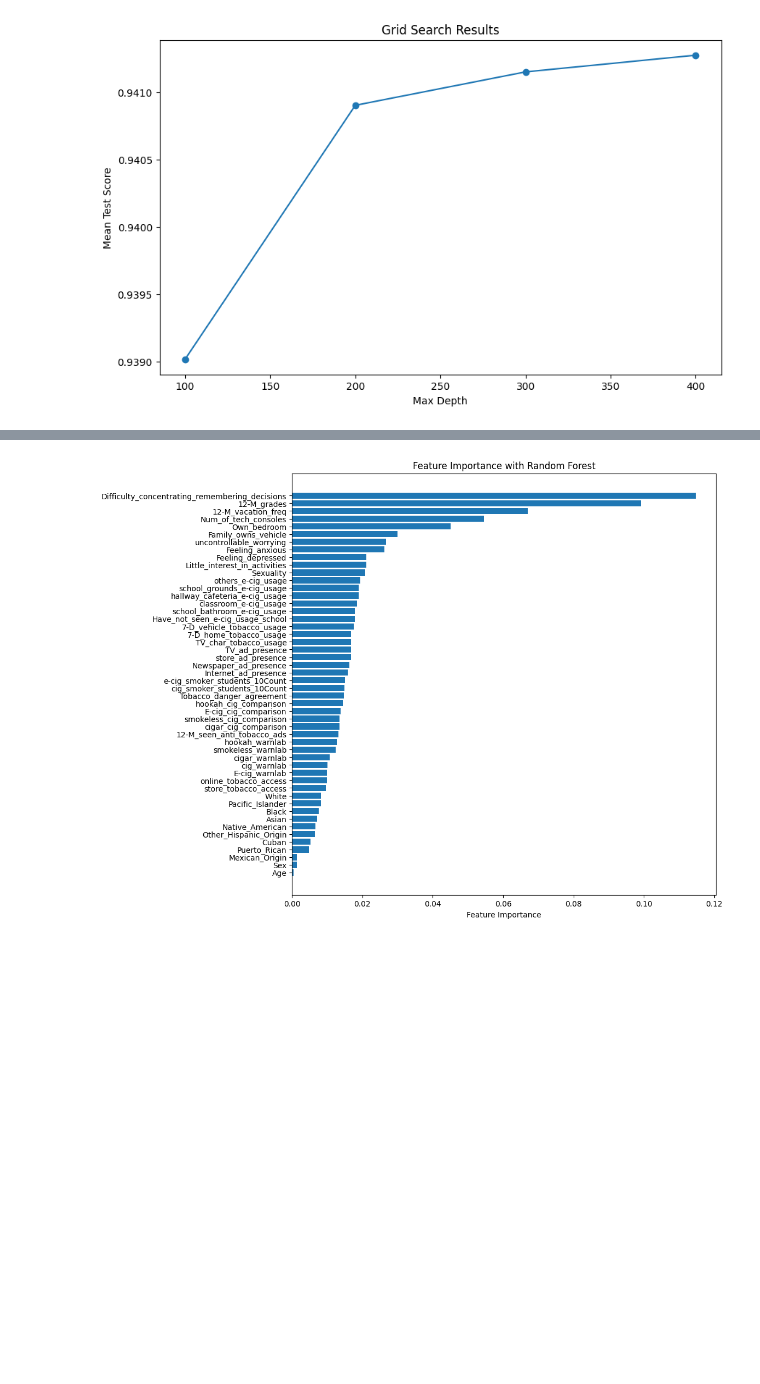
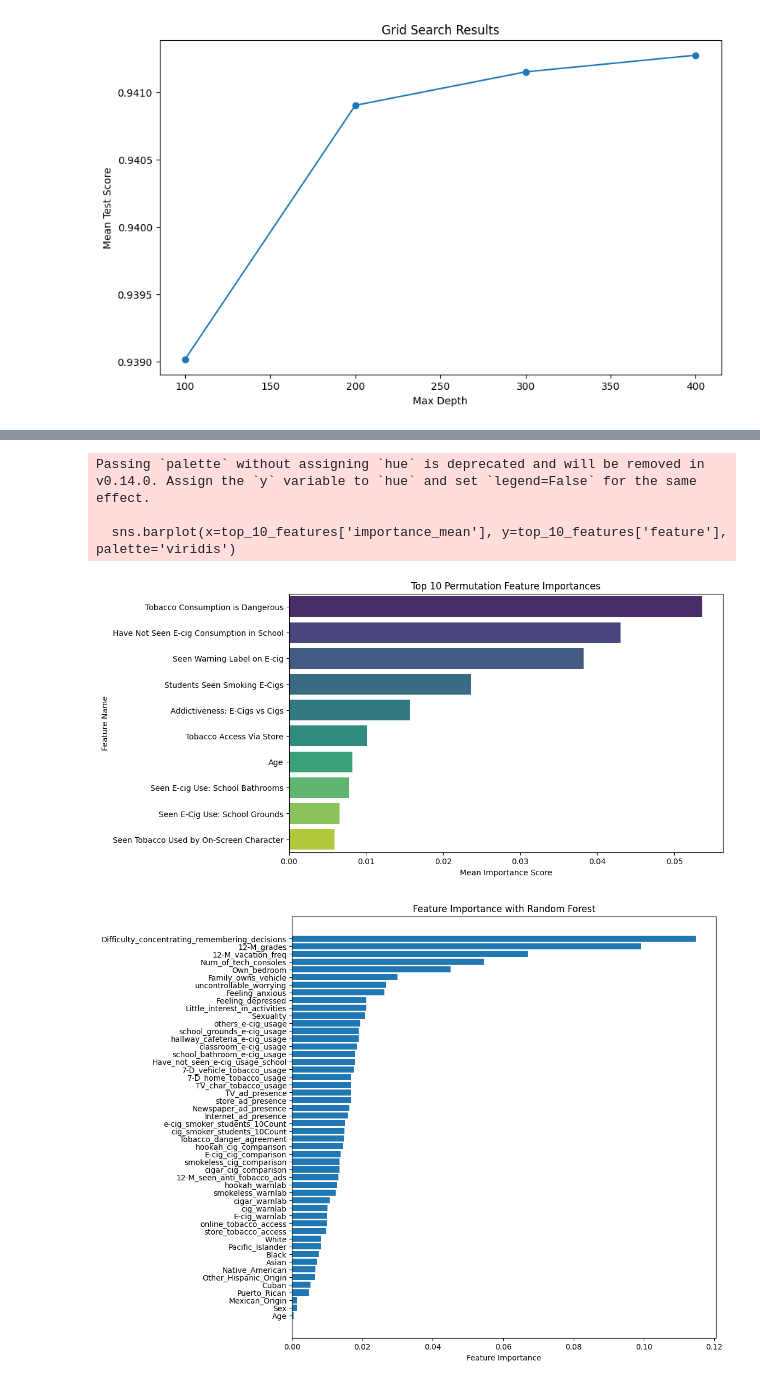
Before and after one commit to sskashya/uatobpred, a Jupyter notebook: Tobacco_ETL.ipynb, the cells around one changed output, grey strips where cells are left out. Drawn from its saved outputs; the diff is of its cells as text; code cells hidden in the pictures; blank space fills up the shorter version.

```diff
--- a/Tobacco_ETL.ipynb
+++ b/Tobacco_ETL.ipynb
@@ -731,0 +747,4 @@ model_eval(cls, X_train, y_train)
+# %%
+x_resampled = pd.read_csv('x_resampled.csv')
+y_resampled = pd.read_csv('y_resampled.csv')
+X_train, X_test, y_train, y_test = train_test_split(x_resampled, y_resampled, test_size = 0.2, random_state = 999999)
@@ -731,0 +843,16 @@ model_eval(cls, X_train, y_train)
+# %%
+from sklearn.inspection import permutation_importance
+
+rf_pfi = RandomForestClassifier(n_estimators = 200, criterion = "gini", random_state = 999999)
+model = rf_pfi.fit(X_train, y_train)
+
+perm_importance = permutation_importance(rf_pfi, X_test, y_test, n_repeats=10, random_state=42)
+
+importance_df = pd.DataFrame({
+    'feature': X_train.columns,
+    'importance_mean': perm_importance.importances_mean,
+    'importance_std': perm_importance.importances_std
+})
+
+importance_df = importance_df.sort_values(by='importance_mean', ascending=False)
+print(importance_df)
@@ -732,3 +877,21 @@ model_eval(cls, X_train, y_train)
+# %%
+%matplotlib inline
+import matplotlib.pyplot as plt
+import seaborn as sns
+
+top_10_features = importance_df.head(10)
+
+plt.figure(figsize=(10, 6))
+sns.barplot(x=top_10_features['importance_mean'], y=top_10_features['feature'], palette='viridis')
+plt.xlabel('Mean Importance Score')
+plt.ylabel('Feature Name')
+plt.title('Top 10 Permutation Feature Importances')
+plt.show()
+# %% [output]
+Passing `palette` without assigning `hue` is deprecated and will be removed in v0.14.0. Assign the `y` variable to `hue` and set `legend=False` for the same effect.
+
+  sns.barplot(x=top_10_features['importance_mean'], y=top_10_features['feature'], palette='viridis')
+[figure, added]
 # %%
 model = rfc.fit(X_train, y_train)
 importances = rfc.feature_importances_
```
Also changed, not shown: parts of 9 cells of this notebook, 4 other files.
